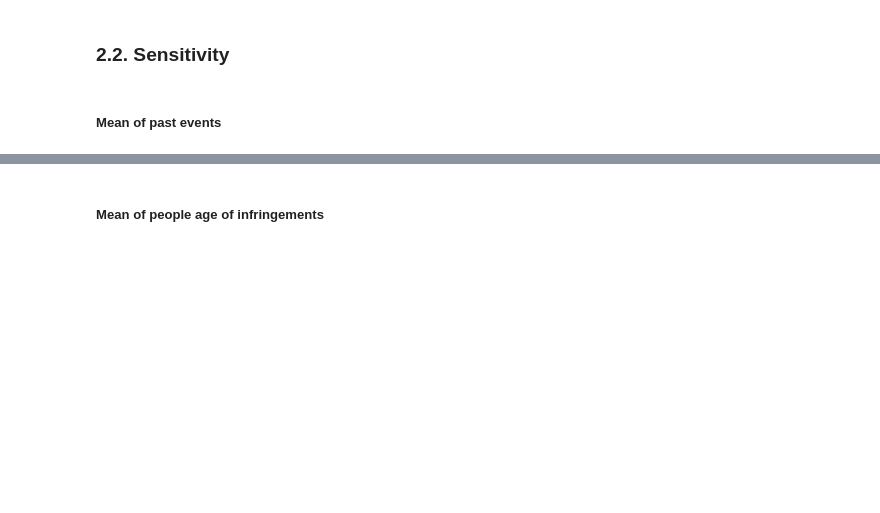
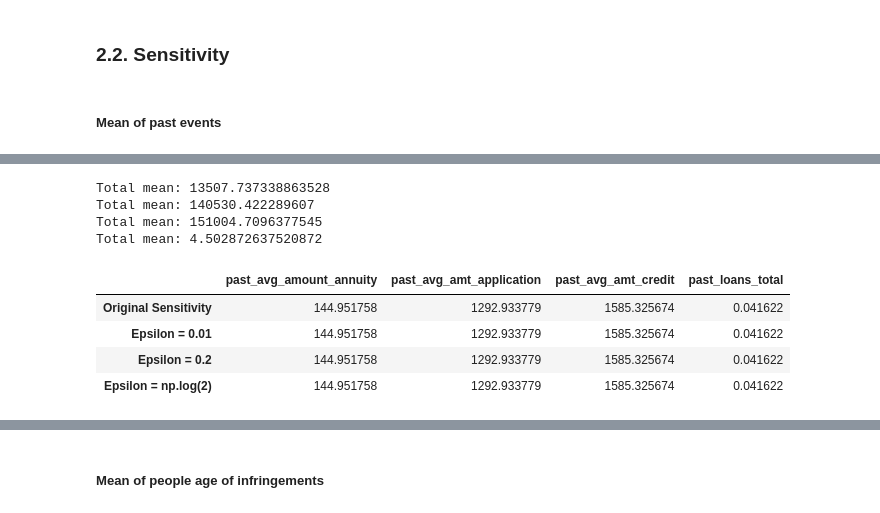
Before and after one commit to patii01/SP-Project, a Jupyter notebook: Assignment 2/SP_Assignment2.ipynb, the cells around one changed output, grey strips where cells are left out. Drawn from its saved outputs; the diff is of its cells as text; code cells hidden in the pictures; blank space fills up the shorter version.

```diff
--- a/Assignment 2/SP_Assignment2.ipynb
+++ b/Assignment 2/SP_Assignment2.ipynb
@@ -87,0 +107,15 @@ KeyboardInterrupt:
+# %%
+noise_annuity_001 = add_laplace_noise(colunas['past_avg_amount_annuity'], s_annuity, 0.01)
+s_annuity_001 = sensitivity_mean(noise_annuity_001)
+
+noise_application_001 = add_laplace_noise(colunas['past_avg_amt_application'], s_application, 0.01)
+s_application_001 = sensitivity_mean(noise_application_001)
+
+noise_credit_001 = add_laplace_noise(colunas['past_avg_amt_credit'], s_credit, 0.01)
+s_credit_001 = sensitivity_mean(noise_credit_001)
+
+noise_loans_001 = add_laplace_noise(colunas['past_loans_total'], s_loans, 0.01)
+s_loans_001 = sensitivity_mean(noise_loans_001)
+
+df_sensitivity.loc["Epsilon = 0.01"] = [s_annuity_001, s_application_001, s_credit_001, s_loans_001]
+display(df_sensitivity)
@@ -87,0 +155,25 @@ KeyboardInterrupt:
+# %%
+noise_annuity_log2 = add_laplace_noise(colunas['past_avg_amount_annuity'], s_annuity, np.log(2))
+s_annuity_log2 = sensitivity_mean(noise_annuity_log2)
+
+noise_application_log2 = add_laplace_noise(colunas['past_avg_amt_application'], s_application, np.log(2))
+s_application_log2 = sensitivity_mean(noise_application_log2)
+
+noise_credit_log2 = add_laplace_noise(colunas['past_avg_amt_credit'], s_credit, np.log(2))
+s_credit_log2 = sensitivity_mean(noise_credit_log2)
+
+noise_loans_log2 = add_laplace_noise(colunas['past_loans_total'], s_loans, np.log(2))
+s_loans_log2 = sensitivity_mean(noise_loans_log2)
+
+df_sensitivity.loc["Epsilon = np.log(2)"] = [s_annuity_log2, s_application_log2, s_credit_log2, s_loans_log2]
+display(df_sensitivity)
+# %% [output]
+Total mean: 13507.737338863528
+Total mean: 140530.422289607
+Total mean: 151004.7096377545
+Total mean: 4.502872637520872
+|  | past_avg_amount_annuity | past_avg_amt_application | past_avg_amt_credit | past_loans_total |
+| Original Sensitivity | 144.951758 | 1292.933779 | 1585.325674 | 0.041622 |
+| Epsilon = 0.01 | 144.951758 | 1292.933779 | 1585.325674 | 0.041622 |
+| Epsilon = 0.2 | 144.951758 | 1292.933779 | 1585.325674 | 0.041622 |
+| Epsilon = np.log(2) | 144.951758 | 1292.933779 | 1585.325674 | 0.041622 |
```
Also changed, not shown: parts of 14 cells of this notebook.
